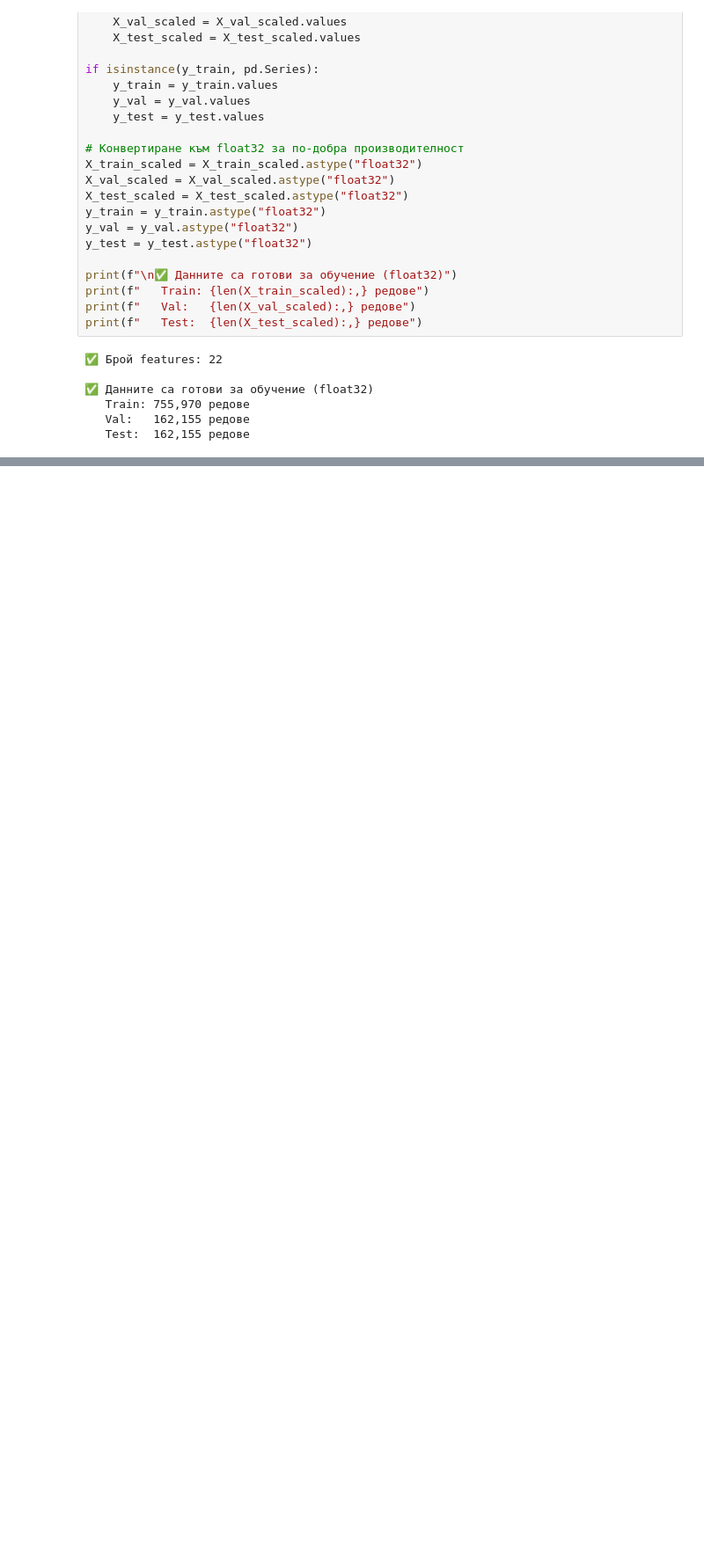
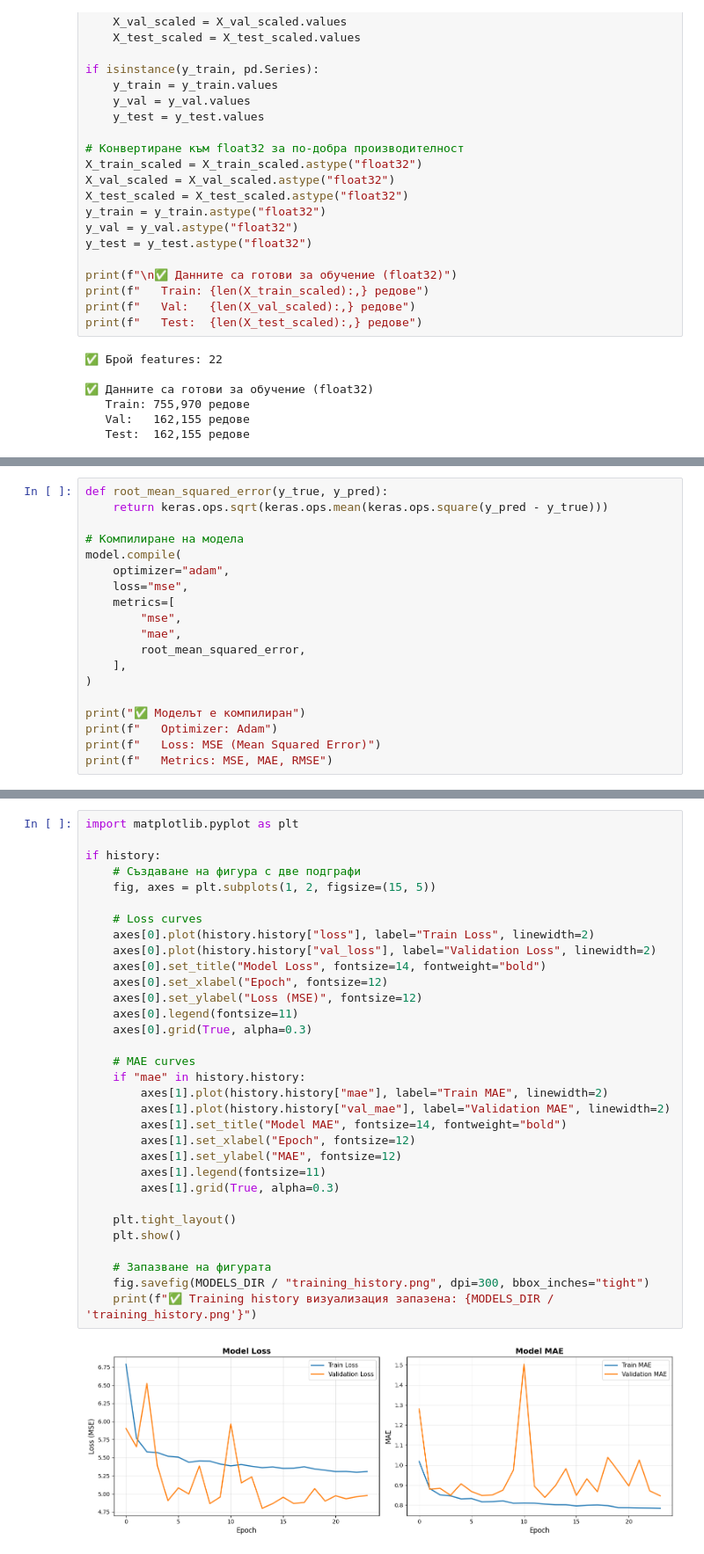
Before and after one commit to FHPopova21/Demand-Forecasting, a Jupyter notebook: models/ModelTraining.ipynb, the cells around one changed output, grey strips where cells are left out. Shown: that part at 88% size. Saved outputs shown, nothing was run; the diff lists cells and outputs as text; blank space fills up the shorter version.

```diff
--- a/models/ModelTraining.ipynb
+++ b/models/ModelTraining.ipynb
@@ -214,0 +308,19 @@ print(f"   Test:  {len(X_test_scaled):,} редове")
+# %%
+def root_mean_squared_error(y_true, y_pred):
+    return keras.ops.sqrt(keras.ops.mean(keras.ops.square(y_pred - y_true)))
+
+# Компилиране на модела
+model.compile(
+    optimizer="adam",
+    loss="mse",
+    metrics=[
+        "mse",
+        "mae",
+        root_mean_squared_error,
+    ],
+)
+
+print("✅ Моделът е компилиран")
+print(f"   Optimizer: Adam")
+print(f"   Loss: MSE (Mean Squared Error)")
+print(f"   Metrics: MSE, MAE, RMSE")
@@ -214,0 +466,34 @@ print(f"   Test:  {len(X_test_scaled):,} редове")
+# %%
+import matplotlib.pyplot as plt
+
+if history:
+    # Създаване на фигура с две подграфи
+    fig, axes = plt.subplots(1, 2, figsize=(15, 5))
+
+    # Loss curves
+    axes[0].plot(history.history["loss"], label="Train Loss", linewidth=2)
+    axes[0].plot(history.history["val_loss"], label="Validation Loss", linewidth=2)
+    axes[0].set_title("Model Loss", fontsize=14, fontweight="bold")
+    axes[0].set_xlabel("Epoch", fontsize=12)
+    axes[0].set_ylabel("Loss (MSE)", fontsize=12)
+    axes[0].legend(fontsize=11)
+    axes[0].grid(True, alpha=0.3)
+
+    # MAE curves
+    if "mae" in history.history:
+        axes[1].plot(history.history["mae"], label="Train MAE", linewidth=2)
+        axes[1].plot(history.history["val_mae"], label="Validation MAE", linewidth=2)
+        axes[1].set_title("Model MAE", fontsize=14, fontweight="bold")
+        axes[1].set_xlabel("Epoch", fontsize=12)
+        axes[1].set_ylabel("MAE", fontsize=12)
+        axes[1].legend(fontsize=11)
+        axes[1].grid(True, alpha=0.3)
+
+    plt.tight_layout()
+    plt.show()
+
+    # Запазване на фигурата
+    fig.savefig(MODELS_DIR / "training_history.png", dpi=300, bbox_inches="tight")
+    print(f"✅ Training history визуализация запазена: {MODELS_DIR / 'training_history.png'}")
+# %% [output]
+[figure, added]
```
Also changed, not shown: parts of 10 cells of this notebook, 3 other files.
